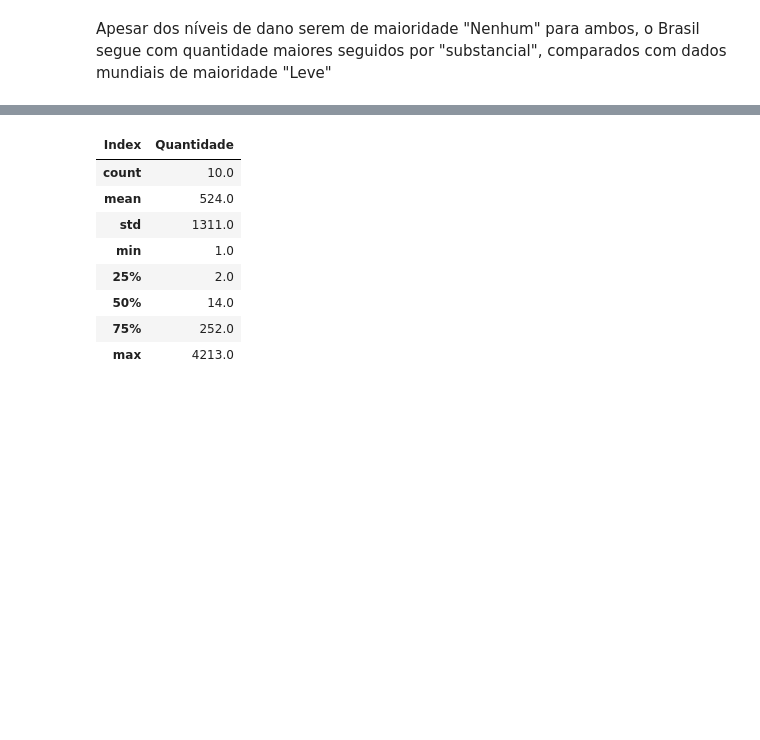
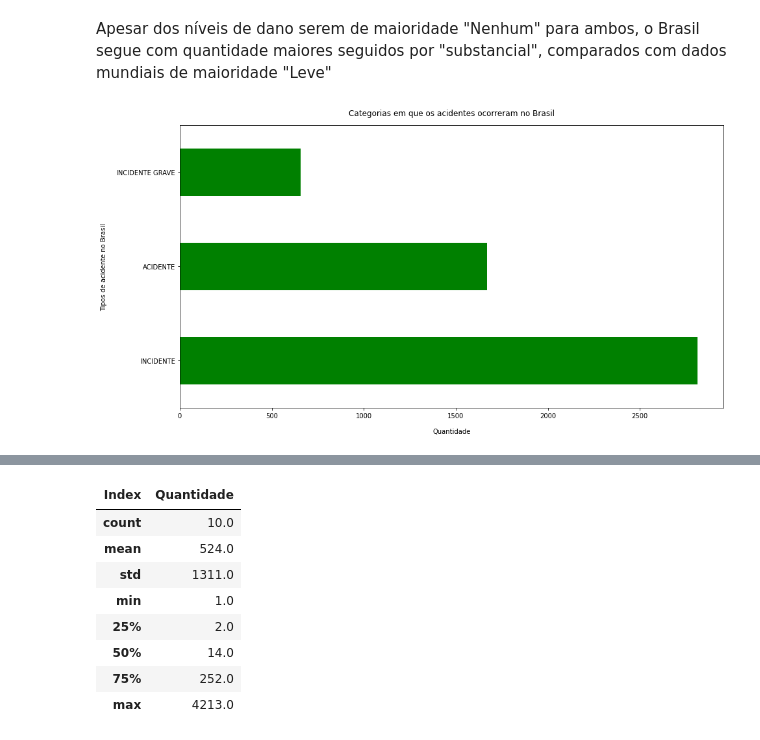
Before and after one commit to Vvitoor21/ProjetoGovernanca, a Jupyter notebook: Projeto.ipynb, the cells around one changed output, grey strips where cells are left out. Saved outputs shown, nothing was run; the diff lists cells and outputs as text; code cells hidden in the pictures; blank space fills up the shorter version.

```diff
--- a/Projeto.ipynb
+++ b/Projeto.ipynb
@@ -179,3 +191,11 @@ plt.show()
 Observa-se que no Brasil, a categoria de acidente substancial tem uma maior quantidade em relação as dados totais
 # %% [markdown]
 Apesar dos níveis de dano serem de maioridade "Nenhum" para ambos, o Brasil segue com quantidade maiores seguidos por "substancial", comparados com dados mundiais de maioridade "Leve"
+# %%
+dadosbrasil['tipo'].value_counts().plot(kind='barh',figsize=(15, 8),color='green')
+plt.xlabel("Quantidade", labelpad=14)
+plt.ylabel("Tipos de acidente no Brasil", labelpad=14)
+plt.title("Categorias em que os acidentes ocorreram no Brasil", y=1.02);
+plt.show()
+# %% [output]
+[figure, added]
```
Also changed, not shown: parts of 8 cells of this notebook.
